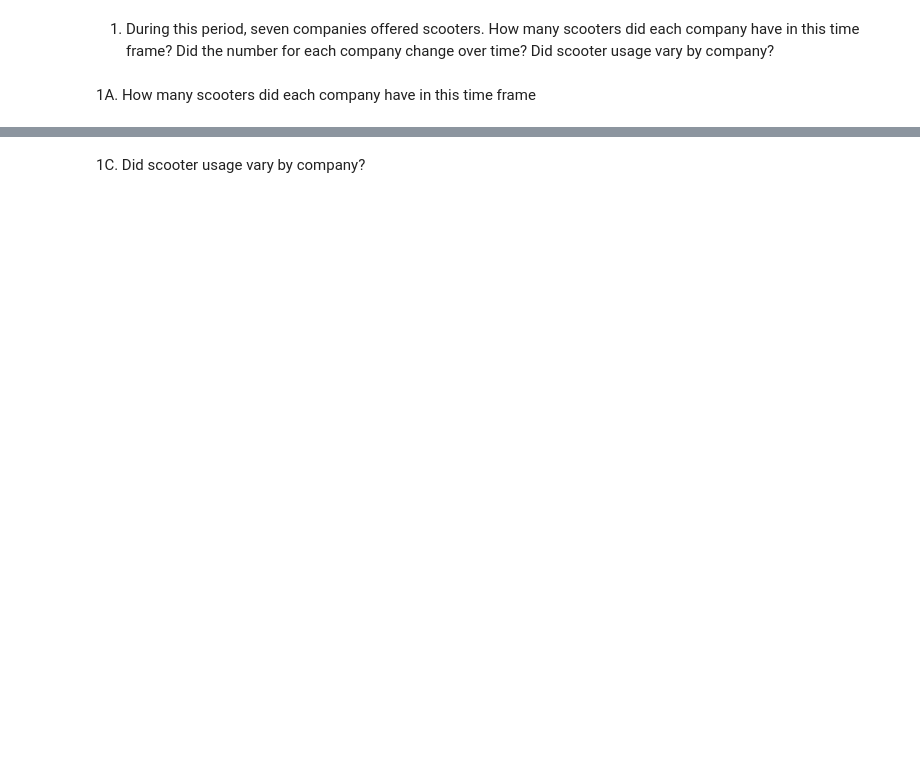
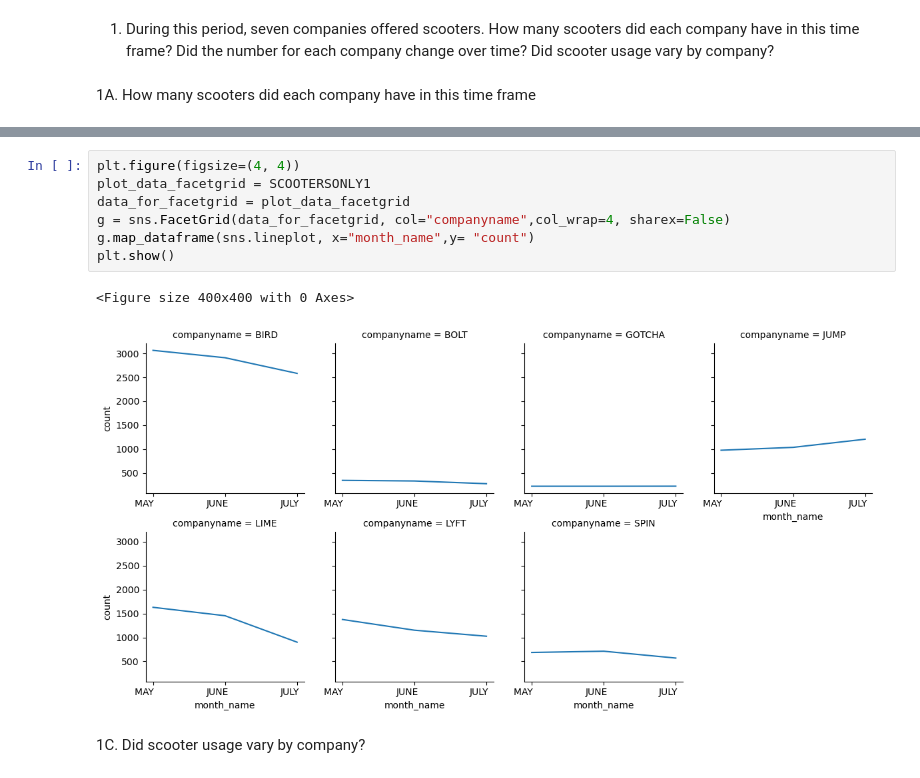
Before and after one commit to NSS-Data-Analytics-Cohort-10/scooters-group-3, a Jupyter notebook: notebooks/scooters.ipynb, the cells around one changed output, grey strips where cells are left out. Saved outputs shown, nothing was run; the diff lists cells and outputs as text; blank space fills up the shorter version.

```diff
--- a/notebooks/scooters.ipynb
+++ b/notebooks/scooters.ipynb
@@ -206,2 +163,12 @@ SCOOTERSONLY1
+# %%
+plt.figure(figsize=(4, 4))
+plot_data_facetgrid = SCOOTERSONLY1
+data_for_facetgrid = plot_data_facetgrid
+g = sns.FacetGrid(data_for_facetgrid, col="companyname",col_wrap=4, sharex=False)
+g.map_dataframe(sns.lineplot, x="month_name",y= "count")
+plt.show()
+# %% [output]
+<Figure size 400x400 with 0 Axes>
+[figure, added]
 # %% [markdown]
 1C. Did scooter usage vary by company?
```
Also changed, not shown: parts of 39 cells of this notebook.
